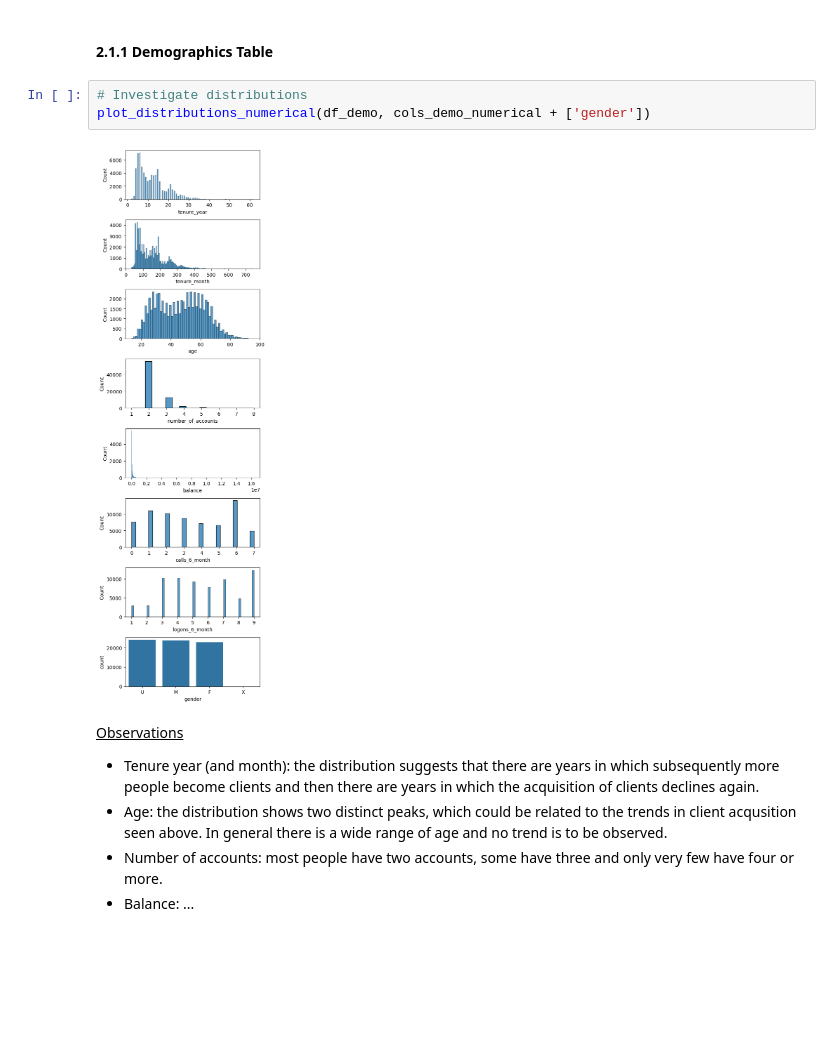
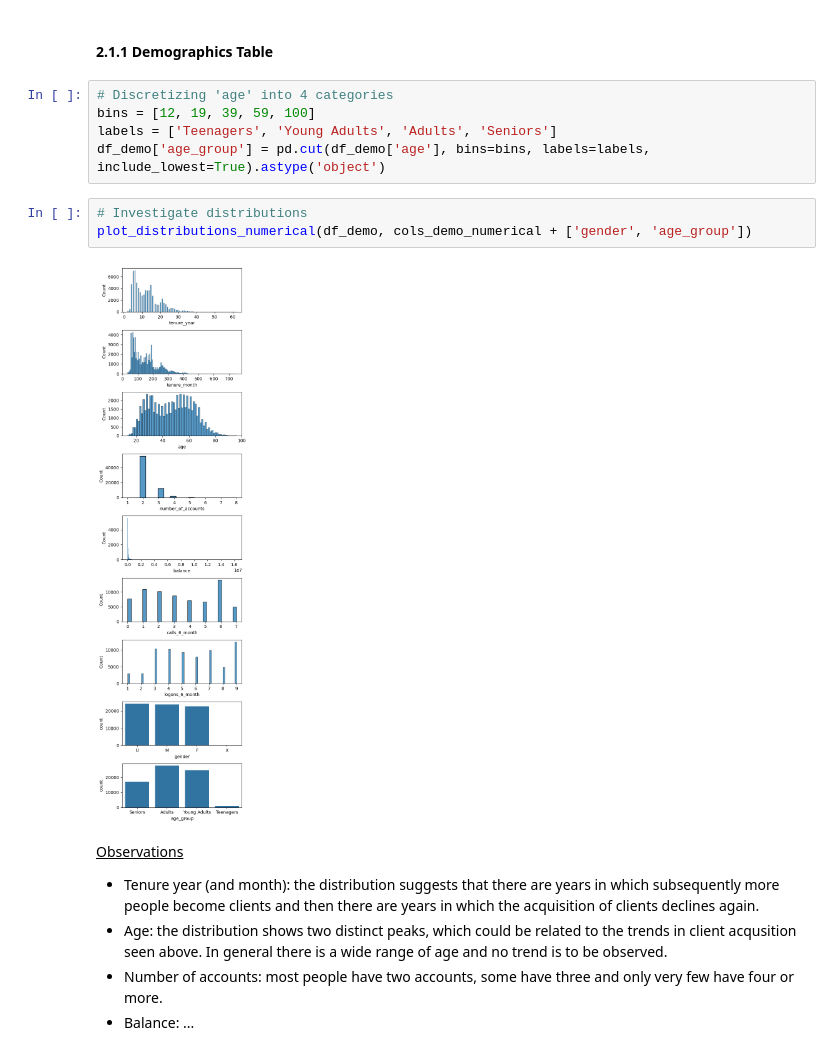
Before and after one commit to RosaEvasari/Vanguard_Project, a Jupyter notebook: notebooks/notebook.ipynb, the cells around one changed output. Saved outputs shown, nothing was run; the diff lists cells and outputs as text; blank space fills up the shorter version.

```diff
--- a/notebooks/notebook.ipynb
+++ b/notebooks/notebook.ipynb
@@ -151,11 +151,16 @@ df_web_data = pd.read_csv('../data/cleaned/df_final_web_data_cleaned.csv')
 ### 2.1 Univariate Analysis
 # %% [markdown]
 #### 2.1.1 Demographics Table
+# %%
+# Discretizing 'age' into 4 categories
+bins = [12, 19, 39, 59, 100]
+labels = ['Teenagers', 'Young Adults', 'Adults', 'Seniors']
+df_demo['age_group'] = pd.cut(df_demo['age'], bins=bins, labels=labels, include_lowest=True).astype('object')
 # %%
 # Investigate distributions
-plot_distributions_numerical(df_demo, cols_demo_numerical + ['gender'])
+plot_distributions_numerical(df_demo, cols_demo_numerical + ['gender', 'age_group'])
 # %% [output]
-[figure, old version]
+[figure, new version]
 # %% [markdown]
 <ins>Observations</ins>
 - Tenure year (and month): the distribution suggests that there are years in which subsequently more people become clients and then there are years in which the acquisition of clients declines again.
```
Also changed, not shown: parts of 10 cells of this notebook.
